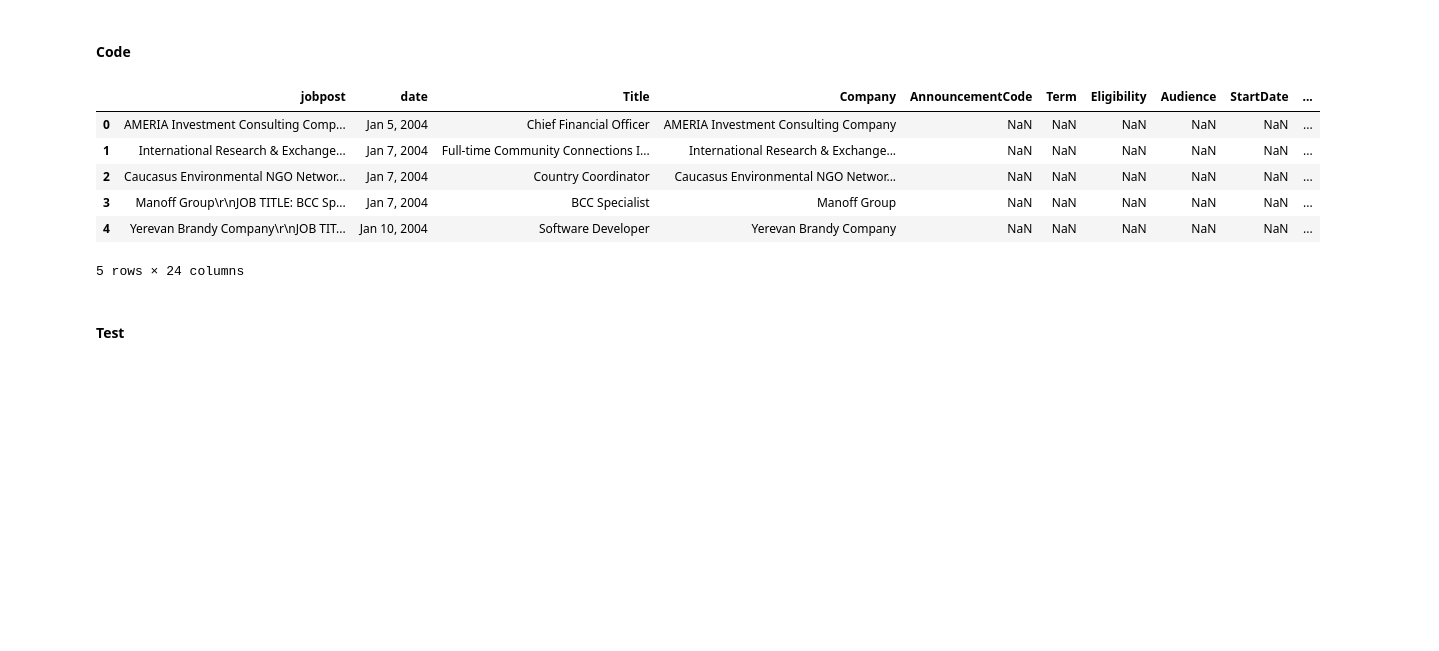
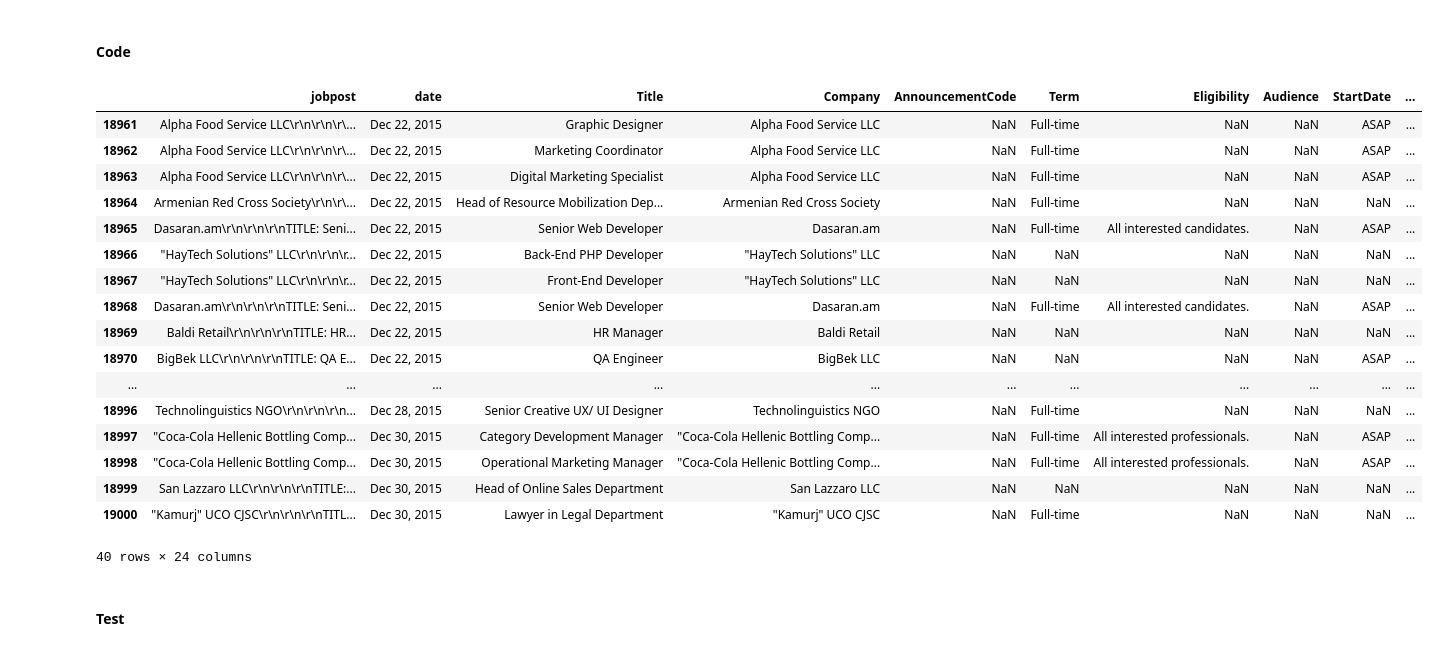
Before and after one commit to Siphra/udacityprojects, a Jupyter notebook: ipy files from classes/data-wrangling-template.ipynb, the cells around one changed output. Cells and saved outputs as stored; diff of their text form; code cells hidden in the pictures; blank space fills up the shorter version.

Commit message:
Update data-wrangling-template.ipynb
DW code adjustment, list taken from source and used to create dictionary for replace process.

```diff
--- a/ipy files from classes/data-wrangling-template.ipynb
+++ b/ipy files from classes/data-wrangling-template.ipynb
@@ -108,22 +108,53 @@ Index(['jobpost', 'date', 'Title', 'Company', 'AnnouncementCode', 'Term',
 - convert all 'ASAP' phrases to one single phrasing
 # %% [markdown]
 #### Code
-# %%
-header_dict = {'JobRequirment' : 'JobRequirement', 'AboutC' : 'About_Company',
-             'RequiredQual' : 'Required_Qualification', 'ApplicationP' : 'Application_PoC'}
-norm_dict = {'As soon as possible' : 'ASAP', 'Immediately' : 'ASAP', 'Immediate' : 'ASAP',
-             'Upon hiring' : 'ASAP', 'Immediate employment' : 'ASAP', 'As soon as possible.' : 'ASAP'}
-c_df = a_df.rename(columns = header_dict)
-c_df.StartDate.replace(norm_dict)
-c_df.head()
-# %% [output]
-|  | jobpost | date | Title | Company | AnnouncementCode | Term | Eligibility | Audience | StartDate | ... |
-| 0 | AMERIA Investment Consulting Comp... | Jan 5, 2004 | Chief Financial Officer | AMERIA Investment Consulting Company | NaN | NaN | NaN | NaN | NaN | ... |
-| 1 | International Research & Exchange... | Jan 7, 2004 | Full-time Community Connections I... | International Research & Exchange... | NaN | NaN | NaN | NaN | NaN | ... |
-| 2 | Caucasus Environmental NGO Networ... | Jan 7, 2004 | Country Coordinator | Caucasus Environmental NGO Networ... | NaN | NaN | NaN | NaN | NaN | ... |
-| 3 | Manoff Group\r\nJOB TITLE: BCC Sp... | Jan 7, 2004 | BCC Specialist | Manoff Group | NaN | NaN | NaN | NaN | NaN | ... |
-| 4 | Yerevan Brandy Company\r\nJOB TIT... | Jan 10, 2004 | Software Developer | Yerevan Brandy Company | NaN | NaN | NaN | NaN | NaN | ... |
-5 rows × 24 columns
+# %%
+header_dict = {'JobRequirment' : 'JobRequirement' , 'RequiredQual' : 'Required_Qualifications',
+              'ApplicationP' : 'Application_PoC', 'AboutC' : 'About_Company'}
+asap_list = ['Immediately', 'As soon as possible', 'Upon hiring',
+             'Immediate', 'Immediate employment', 'As soon as possible.', 'Immediate job opportunity',
+             '"Immediate employment, after passing the interview."',
+             'ASAP preferred', 'Employment contract signature date',
+             'Immediate employment opportunity', 'Immidiately', 'ASA',
+             'Asap', '"The position is open immediately but has a flexible start date depending on the candidates earliest availability."',
+             'Immediately upon agreement', '20 November 2014 or ASAP',
+             'immediately', 'Immediatelly',
+             '"Immediately upon selection or no later than November 15, 2009."',
+             'Immediate job opening', 'Immediate hiring', 'Upon selection',
+             'As soon as practical', 'Immadiate', 'As soon as posible',
+             'Immediately with 2 months probation period',
+             '12 November 2012 or ASAP', 'Immediate employment after passing the interview',
+             'Immediately/ upon agreement', '01 September 2014 or ASAP',
+             'Immediately or as per agreement', 'as soon as possible',
+             'As soon as Possible', 'in the nearest future', 'immediate',
+             '01 April 2014 or ASAP', 'Immidiatly', 'Urgent',
+             'Immediate or earliest possible', 'Immediate hire',
+             'Earliest  possible', 'ASAP with 3 months probation period.',
+             'Immediate employment opportunity.', 'Immediate employment.',
+             'Immidietly', 'Imminent', 'September 2014 or ASAP', 'Imediately']
+norm_dict = dict.fromkeys(asap_list, "ASAP")
+c_df = a_df.rename(columns = header_dict)
+c_df.StartDate.replace(norm_dict, inplace = True)
+c_df.tail(40)
+# %% [output]
+|  | jobpost | date | Title | Company | AnnouncementCode | Term | Eligibility | Audience | StartDate | ... |
+| 18961 | Alpha Food Service LLC\r\n\r\n\r\... | Dec 22, 2015 | Graphic Designer | Alpha Food Service LLC | NaN | Full-time | NaN | NaN | ASAP | ... |
+| 18962 | Alpha Food Service LLC\r\n\r\n\r\... | Dec 22, 2015 | Marketing Coordinator | Alpha Food Service LLC | NaN | Full-time | NaN | NaN | ASAP | ... |
+| 18963 | Alpha Food Service LLC\r\n\r\n\r\... | Dec 22, 2015 | Digital Marketing Specialist | Alpha Food Service LLC | NaN | Full-time | NaN | NaN | ASAP | ... |
+| 18964 | Armenian Red Cross Society\r\n\r\... | Dec 22, 2015 | Head of Resource Mobilization Dep... | Armenian Red Cross Society | NaN | Full-time | NaN | NaN | NaN | ... |
+| 18965 | Dasaran.am\r\n\r\n\r\nTITLE: Seni... | Dec 22, 2015 | Senior Web Developer | Dasaran.am | NaN | Full-time | All interested candidates. | NaN | ASAP | ... |
+| 18966 | "HayTech Solutions" LLC\r\n\r\n\r... | Dec 22, 2015 | Back-End PHP Developer | "HayTech Solutions" LLC | NaN | NaN | NaN | NaN | NaN | ... |
+| 18967 | "HayTech Solutions" LLC\r\n\r\n\r... | Dec 22, 2015 | Front-End Developer | "HayTech Solutions" LLC | NaN | NaN | NaN | NaN | NaN | ... |
+| 18968 | Dasaran.am\r\n\r\n\r\nTITLE: Seni... | Dec 22, 2015 | Senior Web Developer | Dasaran.am | NaN | Full-time | All interested candidates. | NaN | ASAP | ... |
+| 18969 | Baldi Retail\r\n\r\n\r\nTITLE: HR... | Dec 22, 2015 | HR Manager | Baldi Retail | NaN | NaN | NaN | NaN | NaN | ... |
+| 18970 | BigBek LLC\r\n\r\n\r\nTITLE: QA E... | Dec 22, 2015 | QA Engineer | BigBek LLC | NaN | NaN | NaN | NaN | ASAP | ... |
+| ... | ... | ... | ... | ... | ... | ... | ... | ... | ... | ... |
+| 18996 | Technolinguistics NGO\r\n\r\n\r\n... | Dec 28, 2015 | Senior Creative UX/ UI Designer | Technolinguistics NGO | NaN | Full-time | NaN | NaN | NaN | ... |
+| 18997 | "Coca-Cola Hellenic Bottling Comp... | Dec 30, 2015 | Category Development Manager | "Coca-Cola Hellenic Bottling Comp... | NaN | Full-time | All interested professionals. | NaN | ASAP | ... |
+| 18998 | "Coca-Cola Hellenic Bottling Comp... | Dec 30, 2015 | Operational Marketing Manager | "Coca-Cola Hellenic Bottling Comp... | NaN | Full-time | All interested professionals. | NaN | ASAP | ... |
+| 18999 | San Lazzaro LLC\r\n\r\n\r\nTITLE:... | Dec 30, 2015 | Head of Online Sales Department | San Lazzaro LLC | NaN | NaN | NaN | NaN | NaN | ... |
+| 19000 | "Kamurj" UCO CJSC\r\n\r\n\r\nTITL... | Dec 30, 2015 | Lawyer in Legal Department | "Kamurj" UCO CJSC | NaN | Full-time | NaN | NaN | NaN | ... |
+40 rows × 24 columns
 # %% [markdown]
 #### Test
 # %%
```
Also changed, not shown: parts of 1 cell of this notebook.
